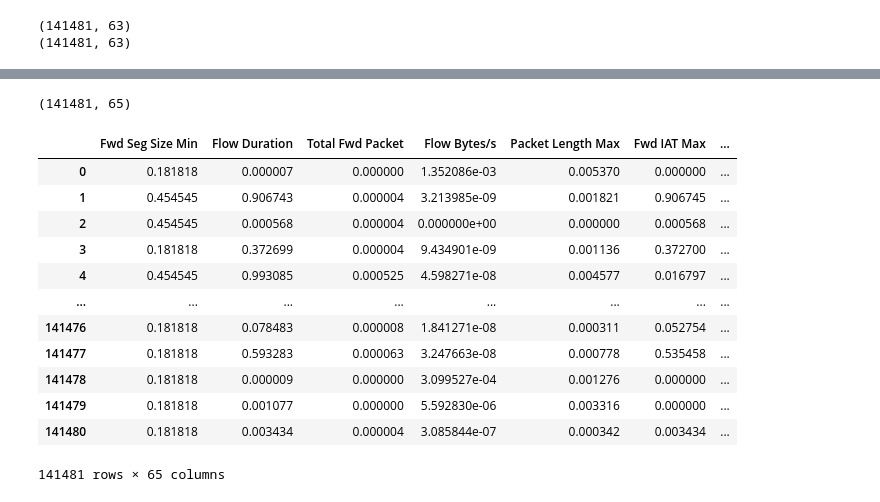
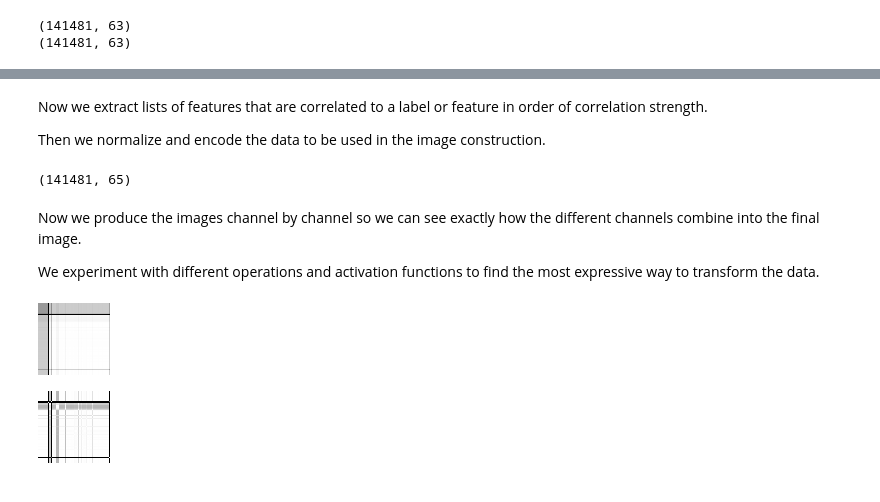
Before and after one commit to Karson-Fye/CMUDarknet, a Jupyter notebook: Data/Dataset_image_conversion_prototype.ipynb, the cells around one changed output, grey strips where cells are left out. Drawn from its saved outputs; the diff is of its cells as text; code cells hidden in the pictures.

Commit message:
repackaged identity oriented tabular image transformation prototype as a collection of funcitons

```diff
--- a/Data/Dataset_image_conversion_prototype.ipynb
+++ b/Data/Dataset_image_conversion_prototype.ipynb
@@ -1972,17 +1982,51 @@ Text(0.5, 1.0, 'Correlation Heatmap with Application Type Label')
-# %%
-normalize_bilabel_dataset_between_0_1(dataset_1['Dataset'])
-# %% [output]
-(141481, 65)
-|  | Fwd Seg Size Min | Flow Duration | Total Fwd Packet | Flow Bytes/s | Packet Length Max | Fwd IAT Max | ... |
-| 0 | 0.181818 | 0.000007 | 0.000000 | 1.352086e-03 | 0.005370 | 0.000000 | ... |
-| 1 | 0.454545 | 0.906743 | 0.000004 | 3.213985e-09 | 0.001821 | 0.906745 | ... |
-| 2 | 0.454545 | 0.000568 | 0.000004 | 0.000000e+00 | 0.000000 | 0.000568 | ... |
-| 3 | 0.181818 | 0.372699 | 0.000004 | 9.434901e-09 | 0.001136 | 0.372700 | ... |
-| 4 | 0.454545 | 0.993085 | 0.000525 | 4.598271e-08 | 0.004577 | 0.016797 | ... |
-| ... | ... | ... | ... | ... | ... | ... | ... |
-| 141476 | 0.181818 | 0.078483 | 0.000008 | 1.841271e-08 | 0.000311 | 0.052754 | ... |
-| 141477 | 0.181818 | 0.593283 | 0.000063 | 3.247663e-08 | 0.000778 | 0.535458 | ... |
-| 141478 | 0.181818 | 0.000009 | 0.000000 | 3.099527e-04 | 0.001276 | 0.000000 | ... |
-| 141479 | 0.181818 | 0.001077 | 0.000000 | 5.592830e-06 | 0.003316 | 0.000000 | ... |
-| 141480 | 0.181818 | 0.003434 | 0.000004 | 3.085844e-07 | 0.000342 | 0.003434 | ... |
-141481 rows × 65 columns
+# %% [markdown]
+Now we extract lists of features that are correlated to a label or feature in order of correlation strength.
+
+Then we normalize and encode the data to be used in the image construction.
+# %%
+labels = ['Traffic Type', 'Application Type']
+traffic_dataset_1['Traffic Type Correlations'] = extract_correlations(traffic_dataset_1['Correlations'], 'Traffic Type', labels)
+traffic_dataset_1['Protocol Correlations'] = extract_correlations(traffic_dataset_1['Correlations'], 'Protocol', labels)
+df = normalize_bilabel_dataset_between_0_1(dataset_1['Dataset'], labels)
+# %% [output]
+(141481, 65)
+# %% [markdown]
+Now we produce the images channel by channel so we can see exactly how the different channels combine into the final image.
+
+We experiment with different operations and activation functions to find the most expressive way to transform the data.
+# %%
+m = produce_single_channel_image_matrix(
+    df[:1],
+    traffic_dataset_1['Traffic Type Correlations'],
+    traffic_dataset_1['Protocol Correlations'],
+    (10,10),
+    identity=0.2,
+    operation=_add,
+    # activation=double_gaussian_spike
+    # activation=curve_over_x_2
+    # activation=mult_by_n(13)
+    # activation=p_6_pot
+)
+
+pic1 = Image.fromarray(np.uint8((1-m)*255), 'L')
+display(pic1)
+# %% [output]
+[figure, added]
+# %%
+n = produce_single_channel_image_matrix(
+    df[:1],
+    traffic_dataset_1['Traffic Type Correlations'],
+    traffic_dataset_1['Protocol Correlations'],
+    (10,10),
+    identity=0,
+    operation=_dist_l1,
+    # activation=double_gaussian_spike
+    # activation=curve_over_x_2
+    activation=mult_by_n(8)
+    # activation=p_6_pot
+)
+
+pic2 = Image.fromarray(np.uint8((1-n)*255), 'L')
+display(pic2)
+# %% [output]
+[figure, added]
```
Also changed, not shown: parts of 55 cells of this notebook.
